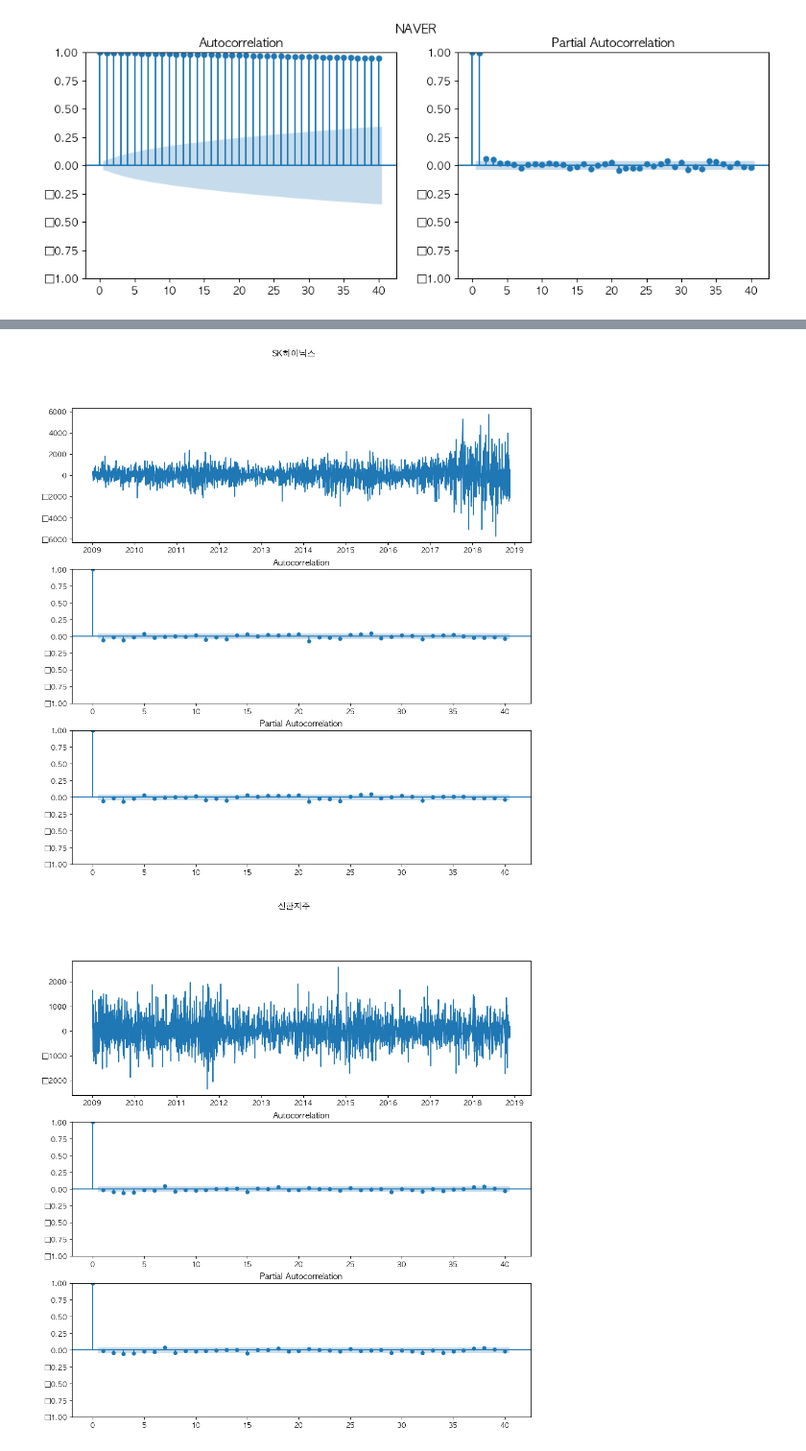
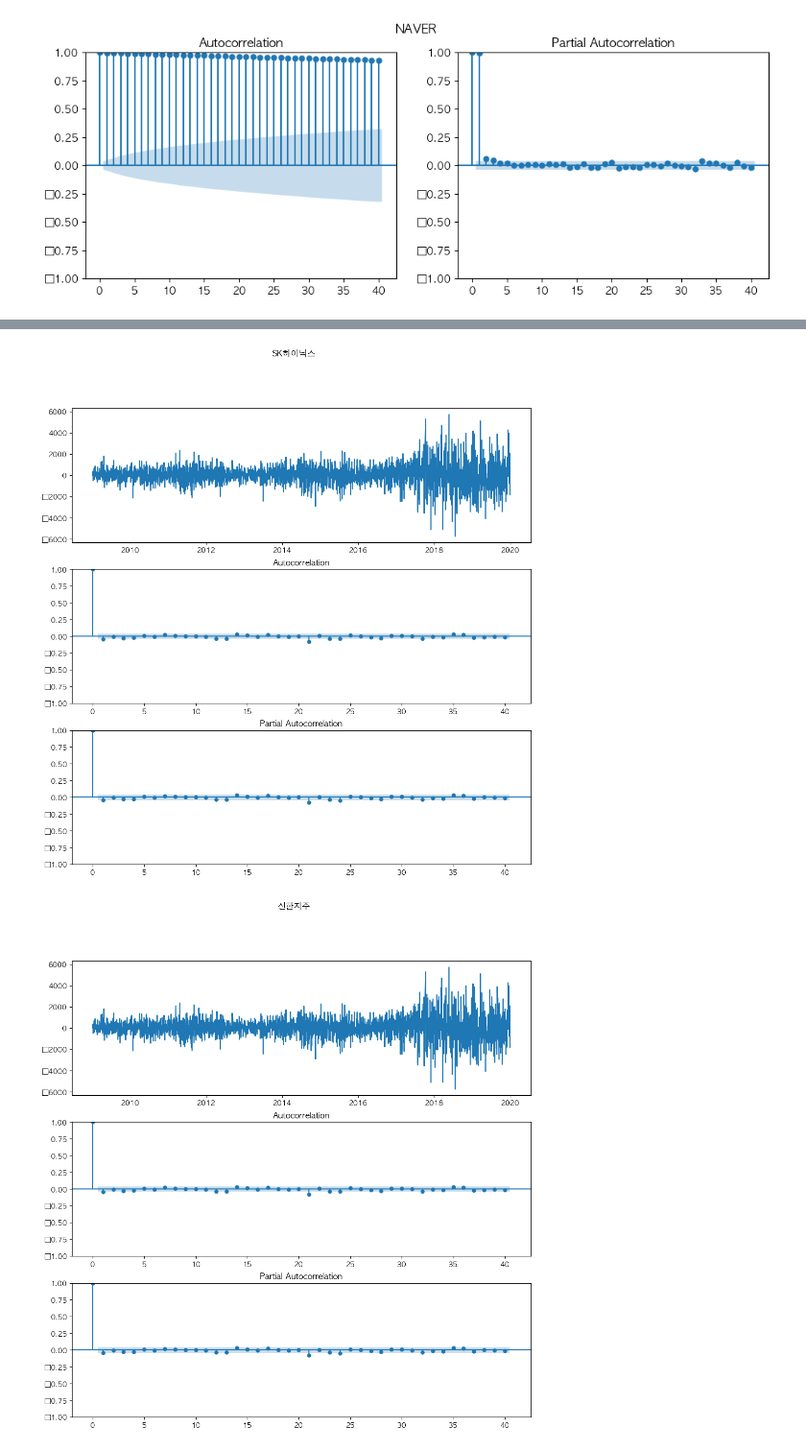
Before and after one commit to haemiii/stock-prediction, a Jupyter notebook: timeseries.ipynb, the cells around one changed output, grey strips where cells are left out. Shown at 96% size. Saved outputs shown, nothing was run; the diff lists cells and outputs as text; code cells hidden in the pictures.

```diff
--- a/timeseries.ipynb
+++ b/timeseries.ipynb
@@ -93,13 +93,12 @@ plt.legend()
 # %%
 # 3. 데이터 분리
 for k, v in st.items():
-    df_train, df_test = train_test_split(v, test_size=0.1, shuffle=False ,random_state=42)
 
     # 4. ACF를 통한 정상성, 비정상성 확인
     fig, ax = plt.subplots(1, 2, figsize=(12, 4))
     plt.suptitle(k)
-    plot_acf(df_train['Adj Close'],lags=40 ,ax=ax[0])
-    plot_pacf(df_train['Adj Close'], lags=40, ax=ax[1])
+    plot_acf(v['Adj Close'],lags=40 ,ax=ax[0])
+    plot_pacf(v['Adj Close'], lags=40, ax=ax[1])
 # %% [output]
 [figure]
 [figure]
@@ -114,15 +113,13 @@ for k, v in st.items():
 # %%
 # 5. 차분 진행
 for k, v in st.items():
-    df_train, df_test = train_test_split(v, test_size=0.1, shuffle=False ,random_state=42)
-
     # 적절한 차분 횟수 확인
     # alpha는 adf테스트에서 사용되는 유의 수준!
-    diff = ndiffs(df_train['Adj Close'], test='adf', alpha=0.05, max_d=5)
+    diff = ndiffs(v['Adj Close'], test='adf', alpha=0.05, max_d=5)
 
     # 차분 진행!
     if diff >= 1:
-        diff_train = df_train.diff(diff).dropna()
+        diff_train = v.diff(diff).dropna()
 
 
     # 차분 후 acf, pacf 그래프 그려보기
@@ -142,2 +139,2 @@ for k, v in st.items():
-[figure, old version]
+[figure, new version]
-[figure, old version]
+[figure, new version]
```
Also changed, not shown: parts of 11 cells of this notebook, 6 other files.
